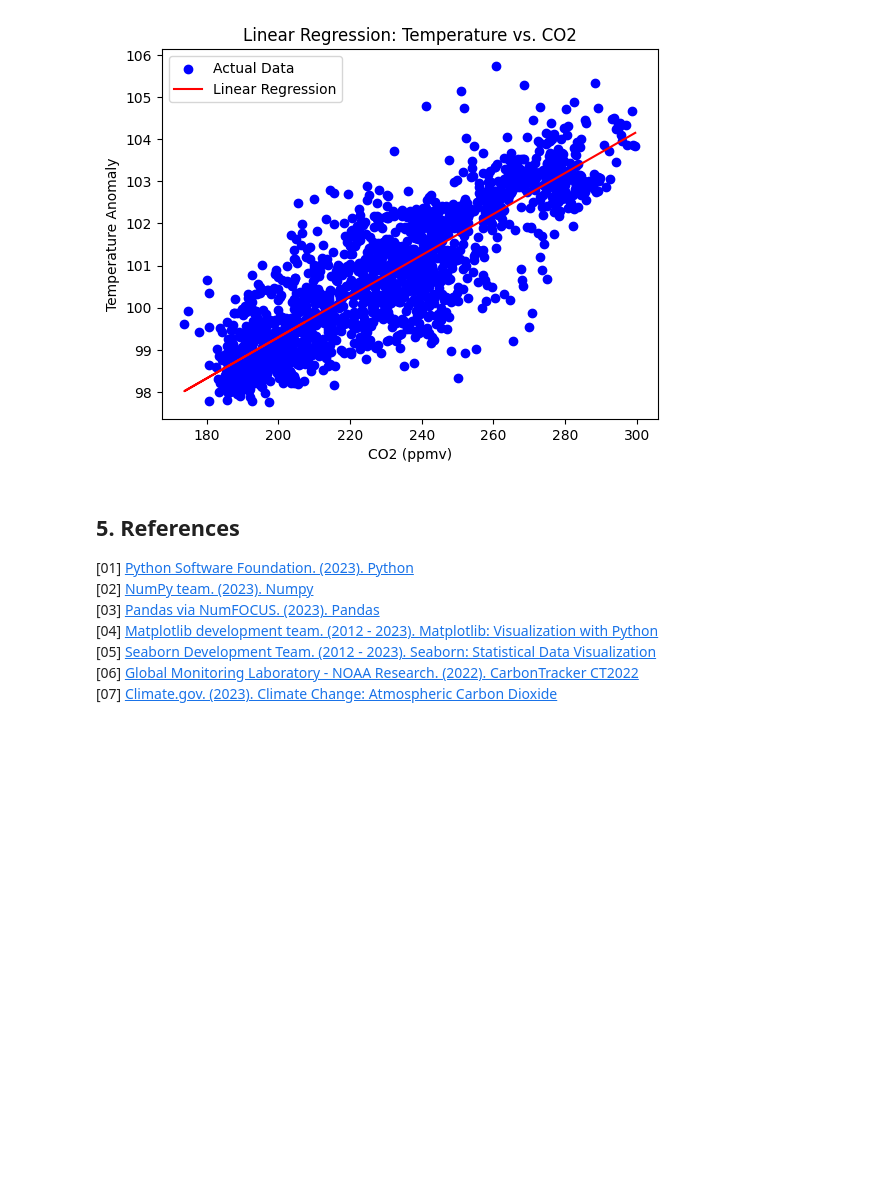
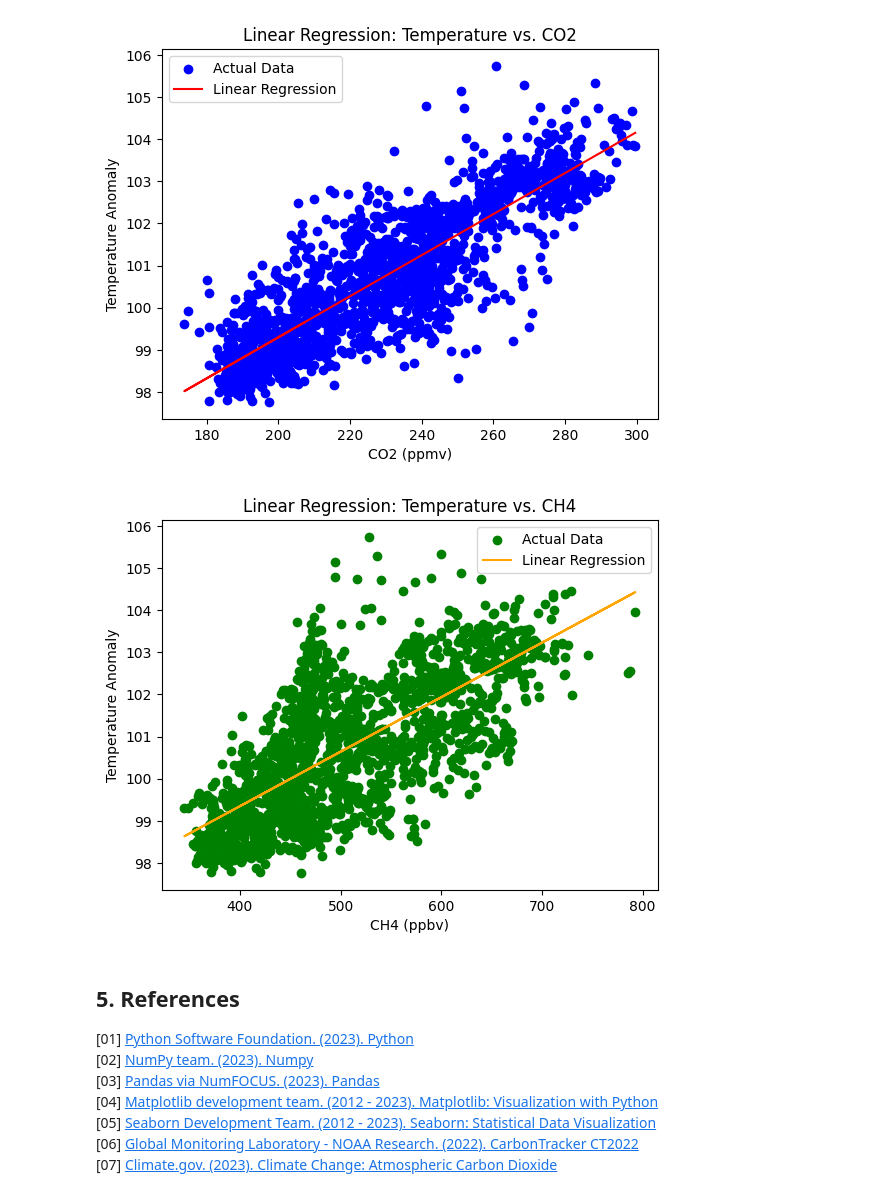
Before and after one commit to StefaniaVerduga/PfDA-project-2, a Jupyter notebook: PfDA-project-2.ipynb, the cells around one changed output. Drawn from its saved outputs; the diff is of its cells as text; code cells hidden in the pictures; blank space fills up the shorter version.

Commit message:
Added linear regression for temperature and CH4

```diff
--- a/PfDA-project-2.ipynb
+++ b/PfDA-project-2.ipynb
@@ -400,6 +400,30 @@ plt.legend()
 plt.show()
 # %% [output]
 [figure]
+# %%
+# Linear Regression for Temperature and CH4
+temp_co2_ch4_df = temperat_co2_ch4_df[temperat_co2_ch4_df['Years BP'] > 120]
+X_ch4 = temp_co2_ch4_df[['CH4 Interp']]
+y_temp = temp_co2_ch4_df['Temp Anom Interp']
+
+# Create and train the linear regression model
+model_ch4 = LinearRegression()
+model_ch4.fit(X_ch4, y_temp)
+
+# Get the coefficients of the linear regression model
+slope_ch4 = model_ch4.coef_[0]
+intercept_ch4 = model_ch4.intercept_
+
+# Visualize the regression line
+plt.scatter(X_ch4, y_temp, color='green', label='Actual Data')
+plt.plot(X_ch4, model_ch4.predict(X_ch4), color='orange', label='Linear Regression')
+plt.xlabel('CH4 (ppbv)')
+plt.ylabel('Temperature Anomaly')
+plt.title('Linear Regression: Temperature vs. CH4')
+plt.legend()
+plt.show()
+# %% [output]
+[figure, added]
 # %% [markdown]
 ## 5. References
 [01] [Python Software Foundation. (2023). Python](#https://www.python.org/)
```
